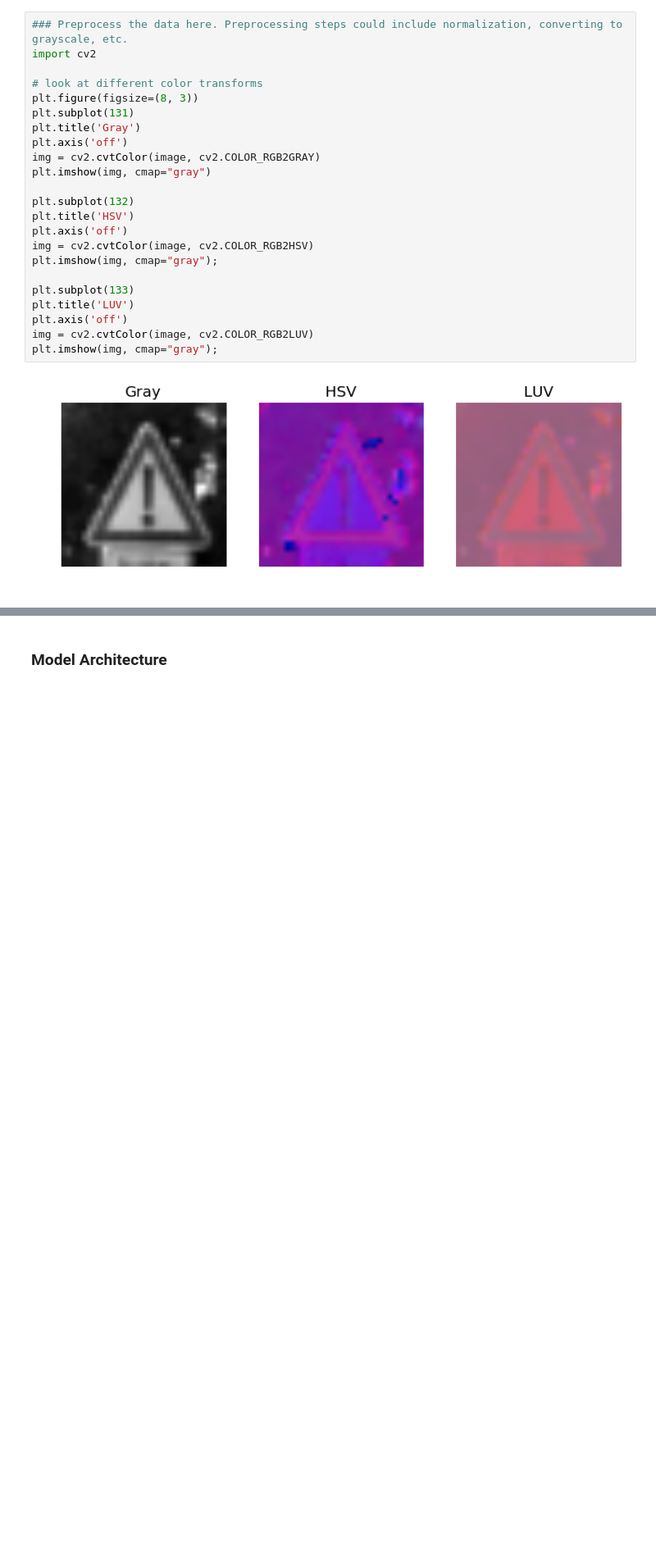
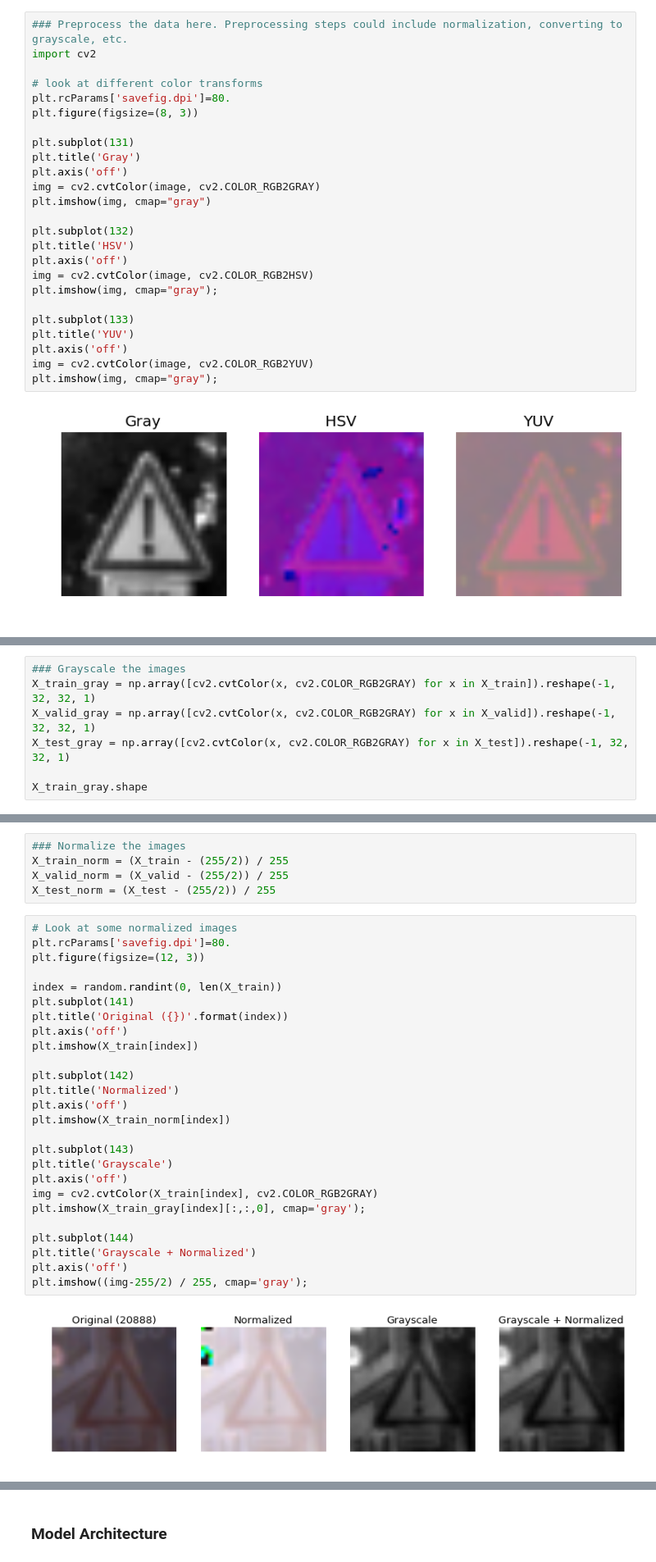
Before and after one commit to kcbighuge/CarND-Traffic-Sign-Classifier-Project-P2, a Jupyter notebook: Traffic_Sign_Classifier_v1.ipynb, the cells around one changed output, grey strips where cells are left out. Shown at 82% size. Cells and saved outputs as stored; diff of their text form; blank space fills up the shorter version.

Commit message:
grayscale images, train 1 epoch

```diff
--- a/Traffic_Sign_Classifier_v1.ipynb
+++ b/Traffic_Sign_Classifier_v1.ipynb
@@ -183,7 +183,9 @@ Here is an example of a [published baseline model on this problem](http://yann.l
 import cv2
 
 # look at different color transforms
+plt.rcParams['savefig.dpi']=80.
 plt.figure(figsize=(8, 3))
+
 plt.subplot(131)
 plt.title('Gray')
 plt.axis('off')
@@ -197,9 +199,9 @@ img = cv2.cvtColor(image, cv2.COLOR_RGB2HSV)
 plt.imshow(img, cmap="gray");
 
 plt.subplot(133)
-plt.title('LUV')
+plt.title('YUV')
 plt.axis('off')
-img = cv2.cvtColor(image, cv2.COLOR_RGB2LUV)
+img = cv2.cvtColor(image, cv2.COLOR_RGB2YUV)
 plt.imshow(img, cmap="gray");
 # %% [output]
 [figure]
@@ -209,0 +208,7 @@ plt.imshow(img, cmap="gray");
+# %%
+### Grayscale the images
+X_train_gray = np.array([cv2.cvtColor(x, cv2.COLOR_RGB2GRAY) for x in X_train]).reshape(-1, 32, 32, 1)
+X_valid_gray = np.array([cv2.cvtColor(x, cv2.COLOR_RGB2GRAY) for x in X_valid]).reshape(-1, 32, 32, 1)
+X_test_gray = np.array([cv2.cvtColor(x, cv2.COLOR_RGB2GRAY) for x in X_test]).reshape(-1, 32, 32, 1)
+
+X_train_gray.shape
@@ -209,0 +217,33 @@ plt.imshow(img, cmap="gray");
+# %%
+### Normalize the images
+X_train_norm = (X_train - (255/2)) / 255
+X_valid_norm = (X_valid - (255/2)) / 255
+X_test_norm = (X_test - (255/2)) / 255
+# %%
+# Look at some normalized images
+plt.rcParams['savefig.dpi']=80.
+plt.figure(figsize=(12, 3))
+
+index = random.randint(0, len(X_train))
+plt.subplot(141)
+plt.title('Original ({})'.format(index))
+plt.axis('off')
+plt.imshow(X_train[index])
+
+plt.subplot(142)
+plt.title('Normalized')
+plt.axis('off')
+plt.imshow(X_train_norm[index])
+
+plt.subplot(143)
+plt.title('Grayscale')
+plt.axis('off')
+img = cv2.cvtColor(X_train[index], cv2.COLOR_RGB2GRAY)
+plt.imshow(X_train_gray[index][:,:,0], cmap='gray');
+
+plt.subplot(144)
+plt.title('Grayscale + Normalized')
+plt.axis('off')
+plt.imshow((img-255/2) / 255, cmap='gray');
+# %% [output]
+[figure, added]
```
Also changed, not shown: parts of 18 cells of this notebook, 1 other file.
